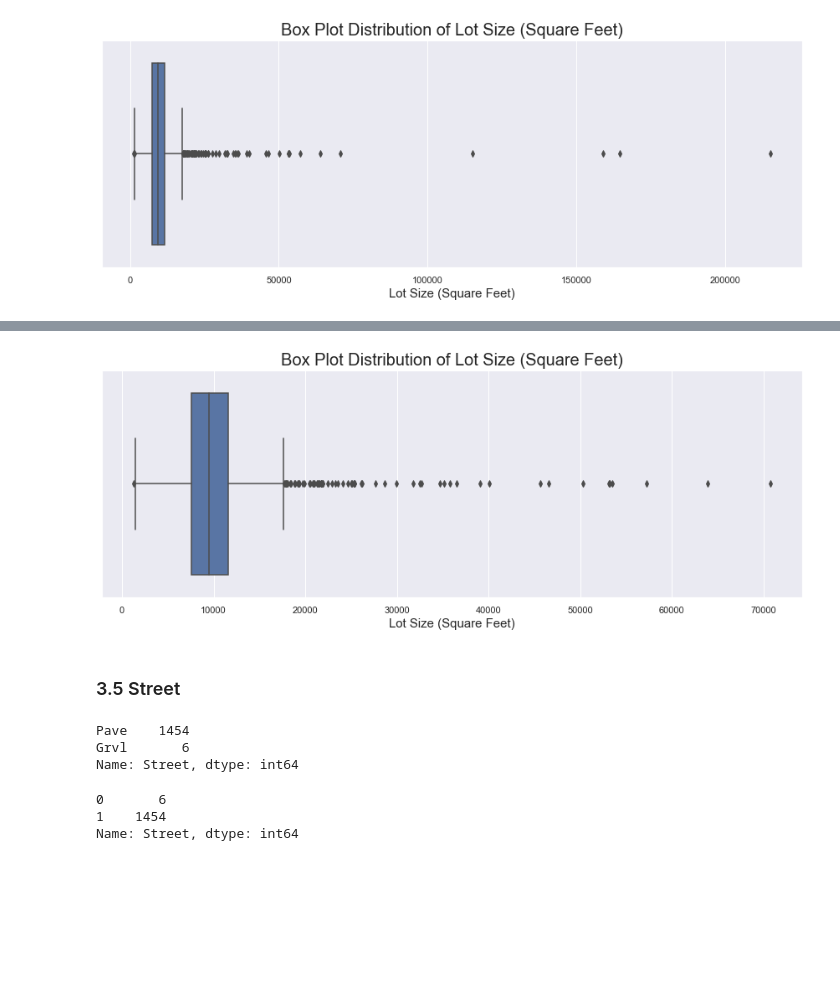
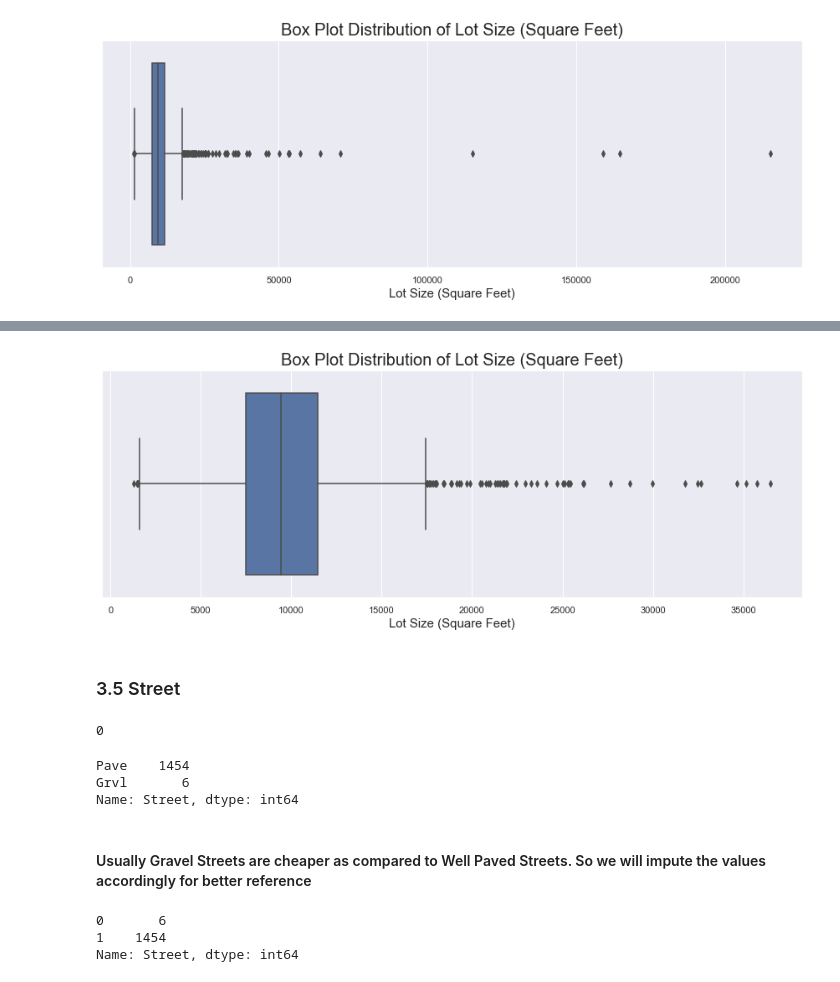
Before and after one commit to akshaykadam100/Housing-Price-Calculator, a Jupyter notebook: V1.ipynb, the cells around one changed output, grey strips where cells are left out. Saved outputs shown, nothing was run; the diff lists cells and outputs as text; code cells hidden in the pictures; blank space fills up the shorter version.

```diff
--- a/V1.ipynb
+++ b/V1.ipynb
@@ -136,0 +178,2 @@ raw_data.LotFrontage.isna().sum()
+# %%
+raw_data.LotFrontage = raw_data.LotFrontage.replace([np.nan], 0)
@@ -177,11 +229,15 @@ plot_box_plot_from_series(data=raw_data.LotArea,
 # %%
-plot_box_plot_from_series(data=raw_data.LotArea[raw_data.LotArea < 100000],
+plot_box_plot_from_series(data=raw_data.LotArea[raw_data.LotArea < raw_data.LotArea.quantile(0.99)],
                           plot_title='Box Plot Distribution of Lot Size (Square Feet)',
                           x_axis_label='Lot Size (Square Feet)')
 # %% [output]
-[figure, old version]
+[figure, new version]
 # %% [markdown]
 ### 3.5 Street
+# %%
+raw_data.Street.isna().sum()
+# %% [output]
+0
 # %%
 street_df = raw_data.Street.value_counts(sort=False)
 street_df
@@ -189,6 +245,8 @@ street_df
 Pave    1454
 Grvl       6
 Name: Street, dtype: int64
+# %% [markdown]
+#### Usually Gravel Streets are cheaper as compared to Well Paved Streets. So we will impute the values accordingly for better reference
 # %%
 raw_data.Street = raw_data.Street.map({'Grvl': 0, 'Pave': 1})
 # %%
```
Also changed, not shown: parts of 29 cells of this notebook, 1 other file.
